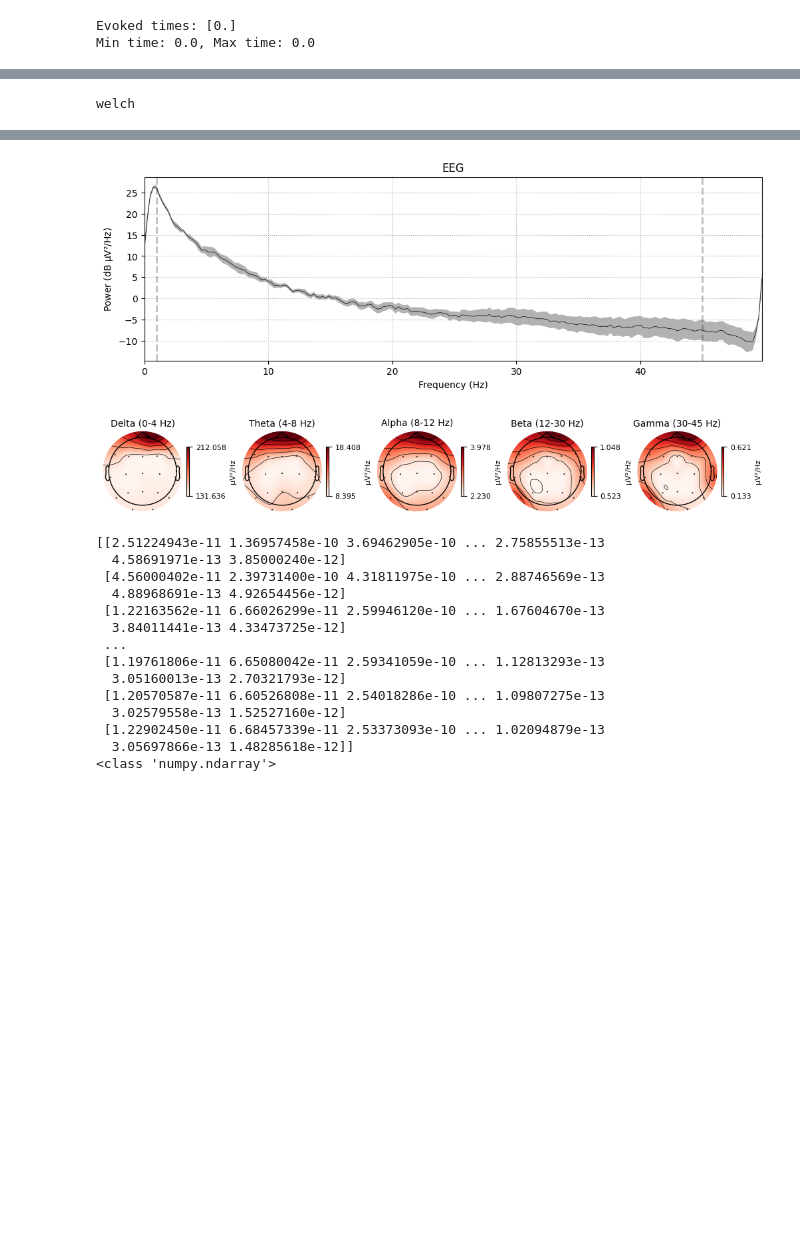
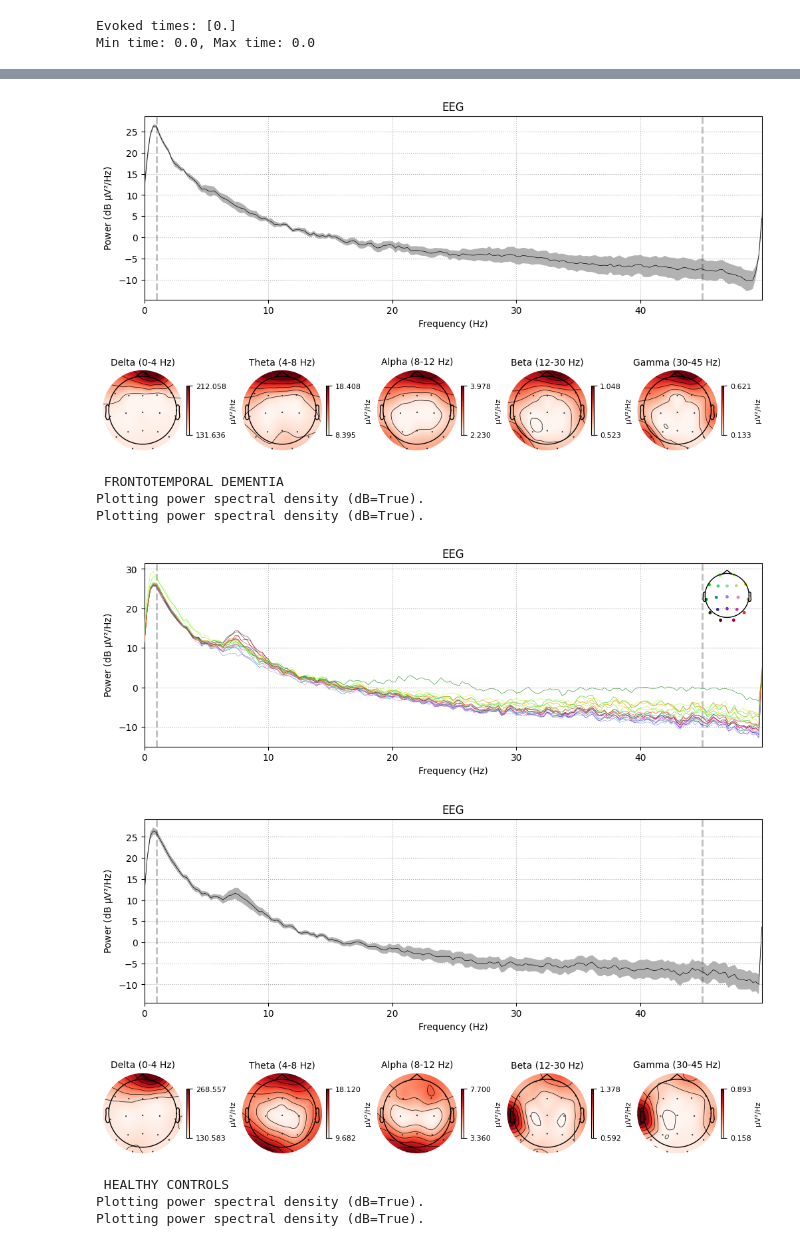
Before and after one commit to ans9868/neuroInfo, a Jupyter notebook: eeg-classification.ipynb, the cells around one changed output, grey strips where cells are left out. Saved outputs shown, nothing was run; the diff lists cells and outputs as text; code cells hidden in the pictures; blank space fills up the shorter version.

```diff
--- a/eeg-classification.ipynb
+++ b/eeg-classification.ipynb
@@ -510,4 +546,0 @@ Designing a one-pass, zero-phase, non-causal bandpass filter:
-# %%
-print(all_psds[0].method)
-# %% [output]
-welch
@@ -514,6 +553,14 @@ welch
 # %%
-all_psds[0].plot()
-all_psds[0].plot(average=True)
-all_psds[0].plot_topomap()
-print(type(all_psds[0].get_data()))
+print("\033[38;5;214m ALZHEIMER'S DISEASE \033[0m")  # Orange Text
+all_psds_A[0].plot()
+all_psds_A[0].plot(average=True)
+all_psds_A[0].plot_topomap()
+print("\033[38;5;208m FRONTOTEMPORAL DEMENTIA \033[0m")  # Slightly Darker Orange
+all_psds_F[0].plot()
+all_psds_F[0].plot(average=True)
+all_psds_F[0].plot_topomap()
+print("\033[38;5;220m HEALTHY CONTROLS \033[0m")  # Light Orange/Yellow
+all_psds_C[0].plot()
+all_psds_C[0].plot(average=True)
+all_psds_C[0].plot_topomap()
 # %% [output]
@@ -520,19 +568,14 @@ print(type(all_psds[0].get_data()))
 Plotting power spectral density (dB=True).
 Plotting power spectral density (dB=True).
 [figure]
 [figure]
 [figure]
-[[2.51224943e-11 1.36957458e-10 3.69462905e-10 ... 2.75855513e-13
-  4.58691971e-13 3.85000240e-12]
- [4.56000402e-11 2.39731400e-10 4.31811975e-10 ... 2.88746569e-13
-  4.88968691e-13 4.92654456e-12]
- [1.22163562e-11 6.66026299e-11 2.59946120e-10 ... 1.67604670e-13
-  3.84011441e-13 4.33473725e-12]
- ...
- [1.19761806e-11 6.65080042e-11 2.59341059e-10 ... 1.12813293e-13
-  3.05160013e-13 2.70321793e-12]
- [1.20570587e-11 6.60526808e-11 2.54018286e-10 ... 1.09807275e-13
-  3.02579558e-13 1.52527160e-12]
- [1.22902450e-11 6.68457339e-11 2.53373093e-10 ... 1.02094879e-13
-  3.05697866e-13 1.48285618e-12]]
-<class 'numpy.ndarray'>
+ FRONTOTEMPORAL DEMENTIA
+Plotting power spectral density (dB=True).
+Plotting power spectral density (dB=True).
+[figure, added]
+[figure, added]
+[figure, added]
+ HEALTHY CONTROLS
+Plotting power spectral density (dB=True).
+Plotting power spectral density (dB=True).
```
Also changed, not shown: parts of 12 cells of this notebook.
